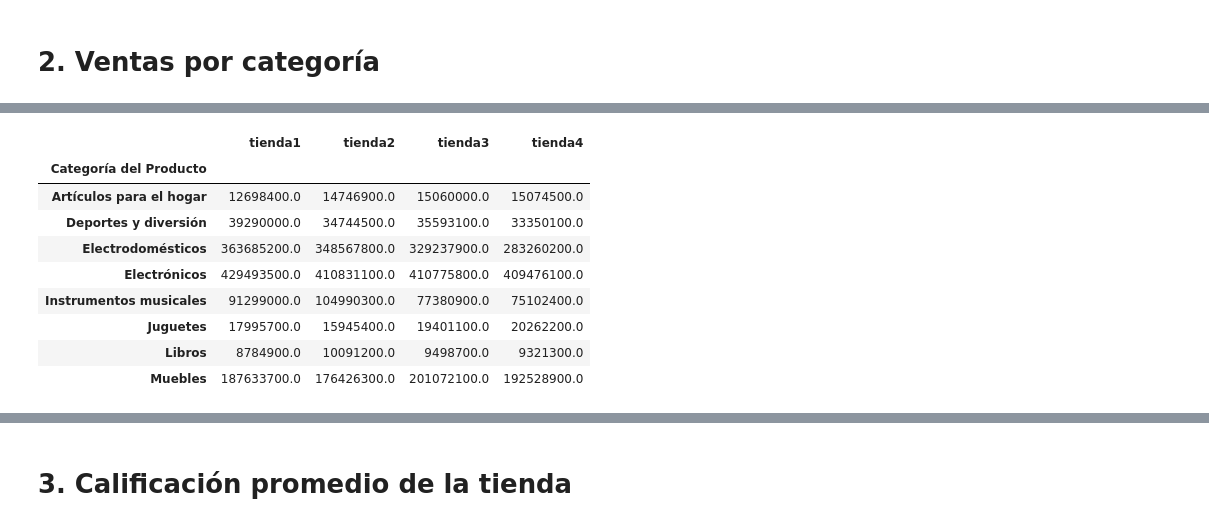
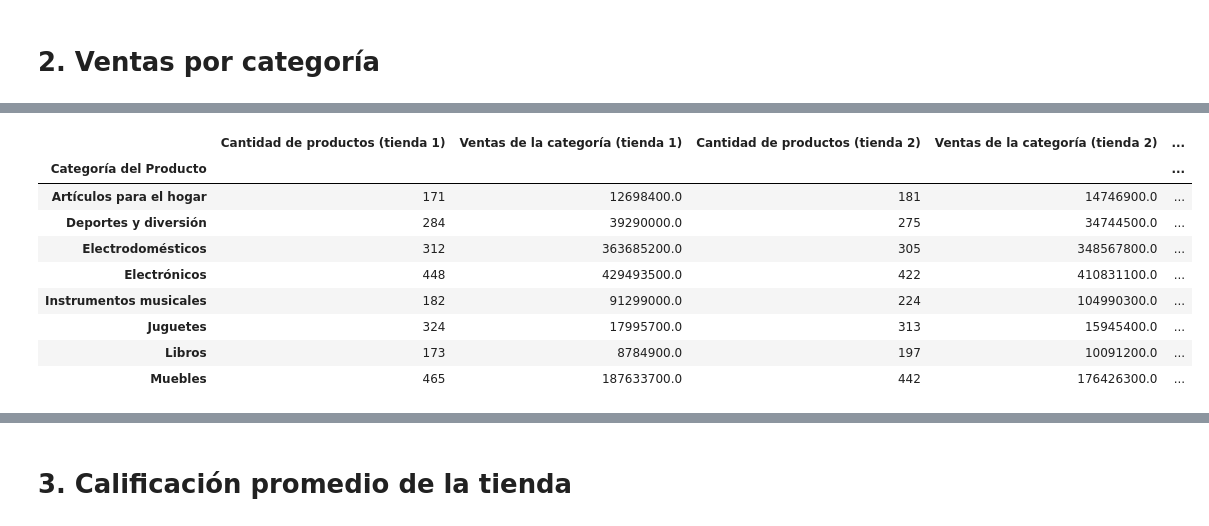
Before and after one commit to BjorkMagno/Portafolio, a Jupyter notebook: challenge-para-decidir-venta/AluraStoreLatam.ipynb, the cells around one changed output, grey strips where cells are left out. Cells and saved outputs as stored; diff of their text form; code cells hidden in the pictures.

```diff
--- a/challenge-para-decidir-venta/AluraStoreLatam.ipynb
+++ b/challenge-para-decidir-venta/AluraStoreLatam.ipynb
@@ -105,21 +101,32 @@ tablaCantidadProductos
-# %%
-tablaCantidadProductos = pd.DataFrame(ventasPorCategoria(tienda))
-tablaCantidadProductos['tienda2'] = ventasPorCategoria(tienda2)
-tablaCantidadProductos['tienda3'] = ventasPorCategoria(tienda3)
-tablaCantidadProductos['tienda4'] = ventasPorCategoria(tienda4)
-
-tablaCantidadProductos.columns = ['tienda1','tienda2','tienda3','tienda4']
-
-tablaCantidadProductos
-# %% [output]
-|  | tienda1 | tienda2 | tienda3 | tienda4 |
-| Categoría del Producto |  |  |  |  |
-| Artículos para el hogar | 12698400.0 | 14746900.0 | 15060000.0 | 15074500.0 |
-| Deportes y diversión | 39290000.0 | 34744500.0 | 35593100.0 | 33350100.0 |
-| Electrodomésticos | 363685200.0 | 348567800.0 | 329237900.0 | 283260200.0 |
-| Electrónicos | 429493500.0 | 410831100.0 | 410775800.0 | 409476100.0 |
-| Instrumentos musicales | 91299000.0 | 104990300.0 | 77380900.0 | 75102400.0 |
-| Juguetes | 17995700.0 | 15945400.0 | 19401100.0 | 20262200.0 |
-| Libros | 8784900.0 | 10091200.0 | 9498700.0 | 9321300.0 |
-| Muebles | 187633700.0 | 176426300.0 | 201072100.0 | 192528900.0 |
+# %%
+# Ingreso de la tabla para la visualizacion de cantidad y ventas de la tienda 1.
+tablaDeProductos = pd.DataFrame(cantidadDeProductos(tienda))
+tablaDeProductos.columns = ['Cantidad de productos (tienda 1)']
+
+tablaDeProductos['Ventas de la categoría (tienda 1)'] = ventasPorCategoria(tienda)
+# %%
+# Ingreso de la tabla para la visualizacion de cantidad y ventas de la tienda 2.
+tablaDeProductos['Cantidad de productos (tienda 2)'] = cantidadDeProductos(tienda2)
+tablaDeProductos['Ventas de la categoría (tienda 2)'] = ventasPorCategoria(tienda2)
+# %%
+# Ingreso de la tabla para la visualizacion de cantidad y ventas de la tienda 3.
+tablaDeProductos['Cantidad de productos (tienda 3)'] = cantidadDeProductos(tienda3)
+tablaDeProductos['Ventas de la categoría (tienda 3)'] = ventasPorCategoria(tienda3)
+# %%
+# Ingreso de la tabla para la visualizacion de cantidad y ventas de la tienda 4.
+tablaDeProductos['Cantidad de productos (tienda 4)'] = cantidadDeProductos(tienda4)
+tablaDeProductos['Ventas de la categoría (tienda 4)'] = ventasPorCategoria(tienda4)
+# %%
+tablaDeProductos
+# %% [output]
+|  | Cantidad de productos (tienda 1) | Ventas de la categoría (tienda 1) | Cantidad de productos (tienda 2) | Ventas de la categoría (tienda 2) | ... |
+| Categoría del Producto |  |  |  |  | ... |
+| Artículos para el hogar | 171 | 12698400.0 | 181 | 14746900.0 | ... |
+| Deportes y diversión | 284 | 39290000.0 | 275 | 34744500.0 | ... |
+| Electrodomésticos | 312 | 363685200.0 | 305 | 348567800.0 | ... |
+| Electrónicos | 448 | 429493500.0 | 422 | 410831100.0 | ... |
+| Instrumentos musicales | 182 | 91299000.0 | 224 | 104990300.0 | ... |
+| Juguetes | 324 | 17995700.0 | 313 | 15945400.0 | ... |
+| Libros | 173 | 8784900.0 | 197 | 10091200.0 | ... |
+| Muebles | 465 | 187633700.0 | 442 | 176426300.0 | ... |
 # %%
```
Also changed, not shown: parts of 46 cells of this notebook.
